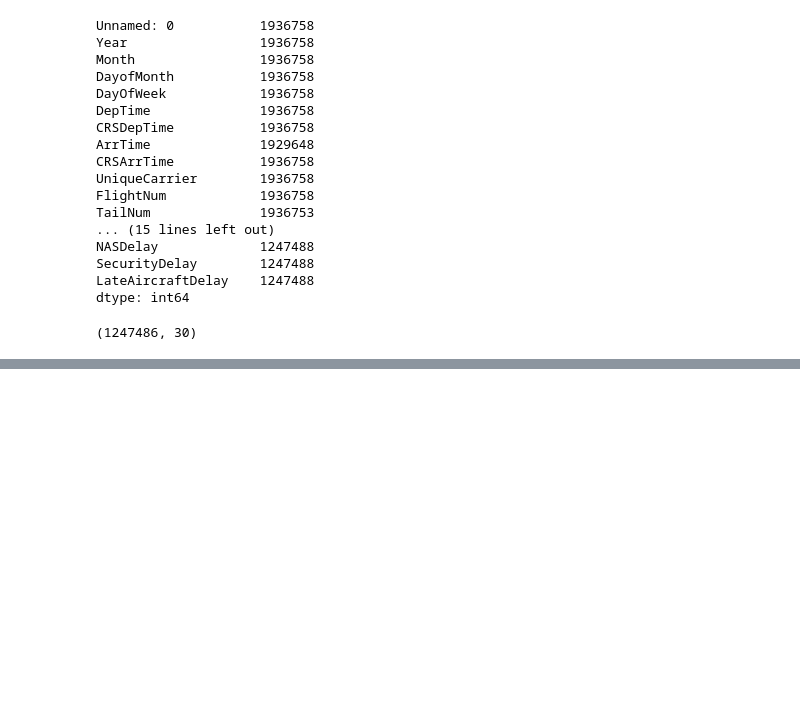
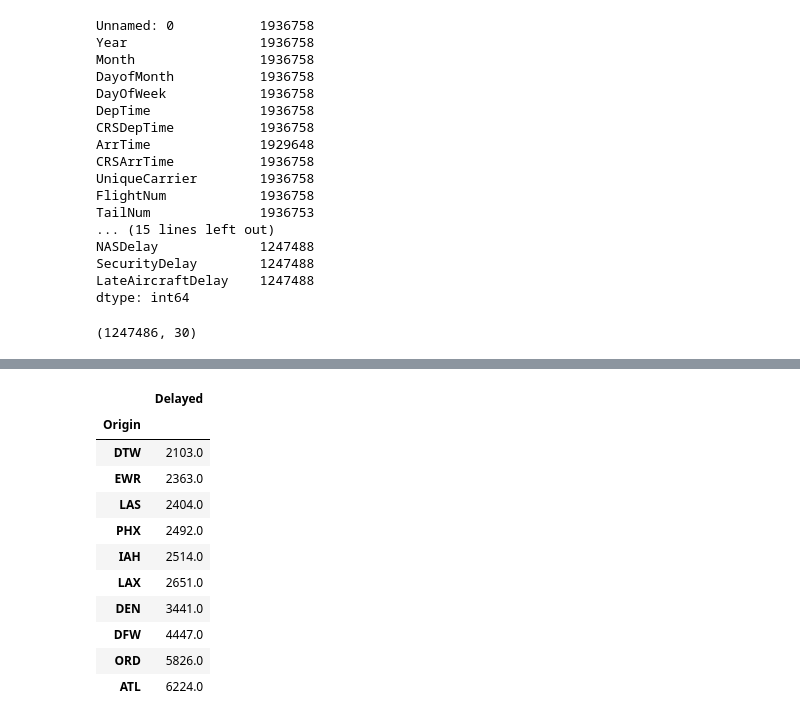
Before and after one commit to github4pp/ds-sf-29, a Jupyter notebook: projects/Project_1_Sub/Final_Project4_Notebook_rough_draft.ipynb, the cells around one changed output, grey strips where cells are left out. Saved outputs shown, nothing was run; the diff lists cells and outputs as text; code cells hidden in the pictures; blank space fills up the shorter version.

```diff
--- a/projects/Project_1_Sub/Final_Project4_Notebook_rough_draft.ipynb
+++ b/projects/Project_1_Sub/Final_Project4_Notebook_rough_draft.ipynb
@@ -350,0 +382,18 @@ SyntaxError: invalid syntax (<ipython-input-38-5f52f97561a5>, line 1)
+# %%
+#data.groupby(['Origin','Delayed']).sum()[:10]
+
+#data.Delayed.sort_values().value_counts()
+data[['Origin','Delayed']].groupby('Origin').sum().sort_values('Delayed')[-10:]
+# %% [output]
+|  | Delayed |
+| Origin |  |
+| DTW | 2103.0 |
+| EWR | 2363.0 |
+| LAS | 2404.0 |
+| PHX | 2492.0 |
+| IAH | 2514.0 |
+| LAX | 2651.0 |
+| DEN | 3441.0 |
+| DFW | 4447.0 |
+| ORD | 5826.0 |
+| ATL | 6224.0 |
```
Also changed, not shown: parts of 20 cells of this notebook, 1 other file.
